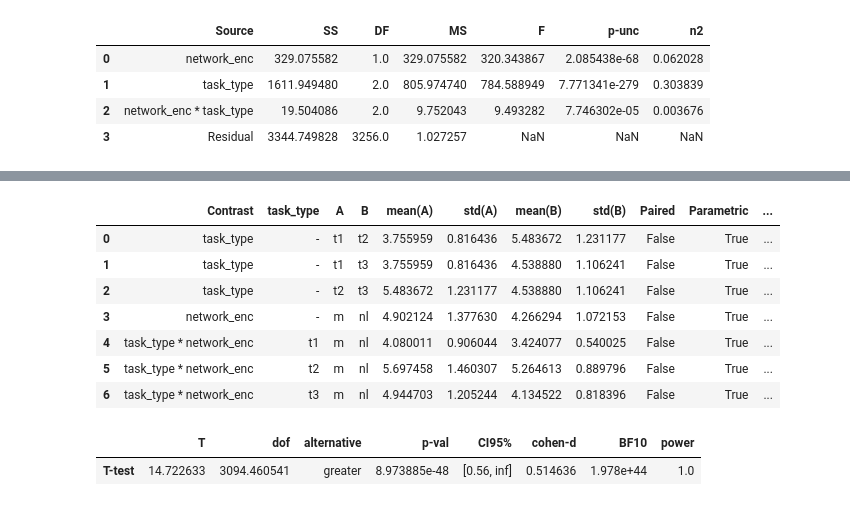
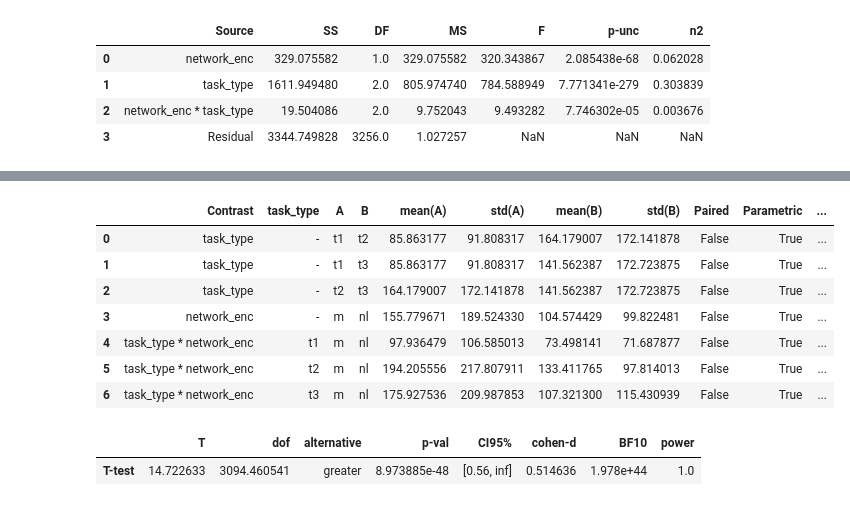
Before and after one commit to velitchko/graph-vis-evaluation-ext, a Jupyter notebook: python/Hypotheses.ipynb, the cells around one changed output, grey strips where cells are left out. Cells and saved outputs as stored; diff of their text form; code cells hidden in the pictures.

```diff
--- a/python/Hypotheses.ipynb
+++ b/python/Hypotheses.ipynb
@@ -32,6 +32,3 @@ original_df.head()
 | 2 | B | 02f10e19-83e5-48a3-be35-5258e2e89c1a | m_t1_single_tl | 3 | 62 | 5 | 3 | True | [156, 151, 203, 318, 162, 159, 15... | ... |
 | 3 | B | 02f10e19-83e5-48a3-be35-5258e2e89c1a | m_t3_clique_jp | 5 | 605 | 5 | 3 | False | [] | ... |
 | 4 | B | 02f10e19-83e5-48a3-be35-5258e2e89c1a | m_t1_single_si | 2 | 40 | 5 | 2 | True | [] | ... |
-# %%
-df = pg.read_dataset('rm_anova')
-df
@@ -473,14 +499,14 @@ pg.pairwise_ttests(data=h1_df, dv="time_trans", within=["task_type", "network_en
 # %%
-pg.pairwise_ttests(data=h1_df, dv="time_trans", between=["task_type", "network_enc"], parametric=True, alpha=0.05, alternative="greater", padjust="bonf", correction=True, return_desc=True)
+pg.pairwise_ttests(data=h1_df, dv="time", between=["task_type", "network_enc"], parametric=True, alpha=0.05, alternative="greater", padjust="bonf", correction=True, return_desc=True)
 # %% [output]
 |  | Contrast | task_type | A | B | mean(A) | std(A) | mean(B) | std(B) | Paired | Parametric | ... |
-| 0 | task_type | - | t1 | t2 | 3.755959 | 0.816436 | 5.483672 | 1.231177 | False | True | ... |
-| 1 | task_type | - | t1 | t3 | 3.755959 | 0.816436 | 4.538880 | 1.106241 | False | True | ... |
-| 2 | task_type | - | t2 | t3 | 5.483672 | 1.231177 | 4.538880 | 1.106241 | False | True | ... |
-| 3 | network_enc | - | m | nl | 4.902124 | 1.377630 | 4.266294 | 1.072153 | False | True | ... |
-| 4 | task_type * network_enc | t1 | m | nl | 4.080011 | 0.906044 | 3.424077 | 0.540025 | False | True | ... |
-| 5 | task_type * network_enc | t2 | m | nl | 5.697458 | 1.460307 | 5.264613 | 0.889796 | False | True | ... |
-| 6 | task_type * network_enc | t3 | m | nl | 4.944703 | 1.205244 | 4.134522 | 0.818396 | False | True | ... |
+| 0 | task_type | - | t1 | t2 | 85.863177 | 91.808317 | 164.179007 | 172.141878 | False | True | ... |
+| 1 | task_type | - | t1 | t3 | 85.863177 | 91.808317 | 141.562387 | 172.723875 | False | True | ... |
+| 2 | task_type | - | t2 | t3 | 164.179007 | 172.141878 | 141.562387 | 172.723875 | False | True | ... |
+| 3 | network_enc | - | m | nl | 155.779671 | 189.524330 | 104.574429 | 99.822481 | False | True | ... |
+| 4 | task_type * network_enc | t1 | m | nl | 97.936479 | 106.585013 | 73.498141 | 71.687877 | False | True | ... |
+| 5 | task_type * network_enc | t2 | m | nl | 194.205556 | 217.807911 | 133.411765 | 97.814013 | False | True | ... |
+| 6 | task_type * network_enc | t3 | m | nl | 175.927536 | 209.987853 | 107.321300 | 115.430939 | False | True | ... |
 # %%
 pg.ttest(h1_df[h1_df['network_enc']=='m']['time_trans'], h1_df[h1_df['network_enc']=='nl']['time_trans'], alternative="greater", correction=True, confidence=0.95)
 # %% [output]
```
Also changed, not shown: parts of 60 cells of this notebook.
